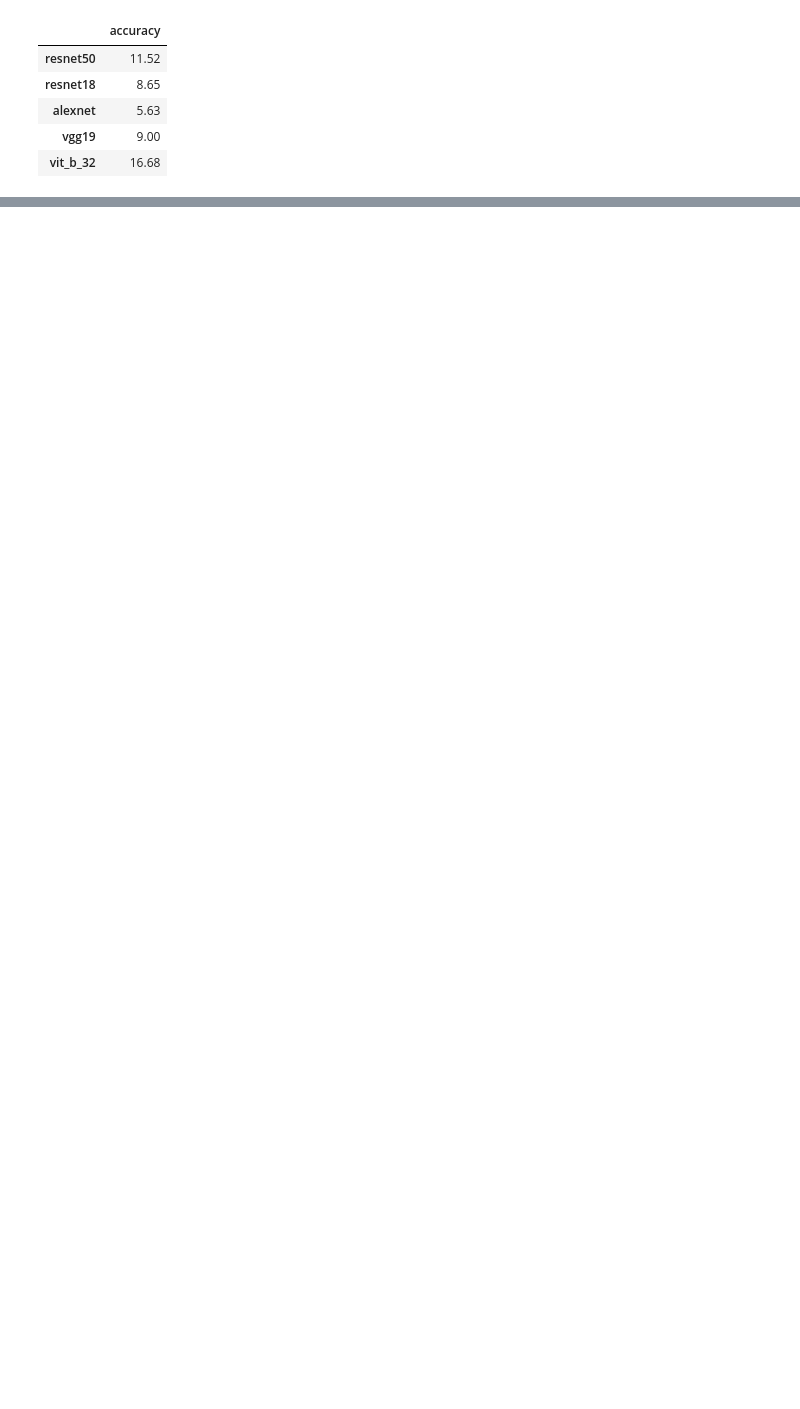
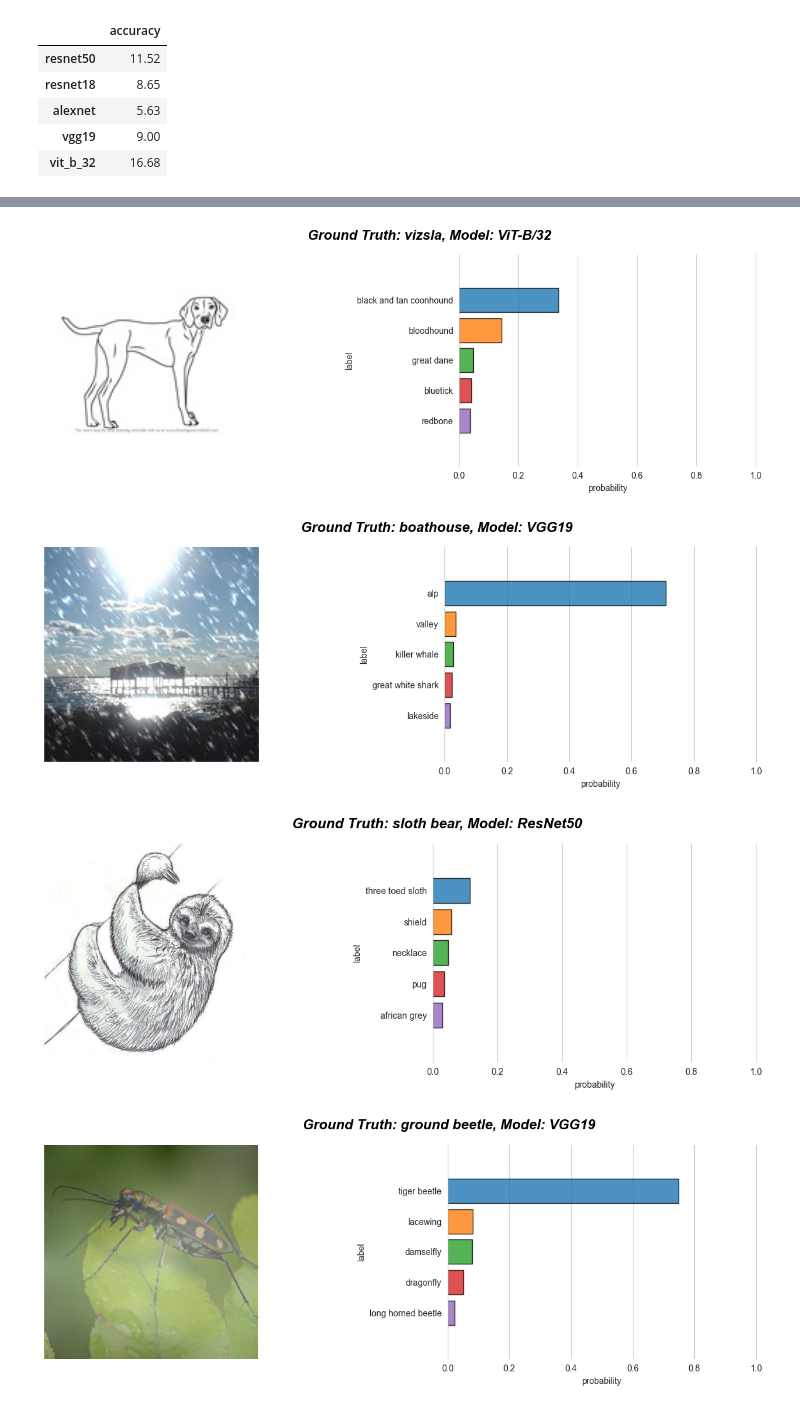
Before and after one commit to taesiri/ZoomIsAllYouNeed, a Jupyter notebook: src/ImageNet_Hard/Benchmark_ImageNet_Hard.ipynb, the cells around one changed output, grey strips where cells are left out. Drawn from its saved outputs; the diff is of its cells as text; code cells hidden in the pictures; blank space fills up the shorter version.

```diff
--- a/src/ImageNet_Hard/Benchmark_ImageNet_Hard.ipynb
+++ b/src/ImageNet_Hard/Benchmark_ImageNet_Hard.ipynb
@@ -131,0 +177,32 @@ pd.DataFrame(accuracy, index=['accuracy']).T.round(2)
+# %%
+url = "https://raw.githubusercontent.com/taesiri/ZoomIsAllYouNeed/main/src/ImageNet_Hard/imagenet_hard_labels.json"
+
+response = requests.get(url)
+
+if response.status_code == 200:
+    id_class = response.json()
+
+
+format_str = (
+    lambda x: x.replace("_", " ")
+    .replace("-", " ")
+    .replace("(", "")
+    .replace(")", "")
+    .replace("  ", " ")
+    .strip()
+    .lower()
+)
+id_class = {int(k): format_str(v) for k, v in id_class.items()}
+# %%
+# output top 5 predictions
+def predict(model, image, k=5):
+    model.eval()
+    model.cuda()
+    image = image.cuda().unsqueeze(0)
+    with torch.inference_mode():
+        output = model(image)
+        logits = output[:, mask]
+        probs = logits.softmax(dim=-1)
+        values, indices = probs.topk(k, dim=-1)
+        values, indices = values.cpu().numpy(), indices.cpu().numpy()
+    return values, indices
@@ -131,0 +255,18 @@ pd.DataFrame(accuracy, index=['accuracy']).T.round(2)
+# %%
+pretty_model_names = {
+    "resnet50": "ResNet50",
+    "resnet18": "ResNet18",
+    "alexnet": "AlexNet",
+    "vgg19": "VGG19",
+    "vit_b_32": "ViT-B/32",
+}
+
+for i in np.random.randint(0, len(imagenet_hard_dataset), 4):
+    rname = np.random.choice(model_names)
+    model = models.__dict__[rname](pretrained=True)
+    plot_image(model, pretty_model_names[rname], int(i))
+# %% [output]
+[figure, added]
+[figure, added]
+[figure, added]
+[figure, added]
```
Also changed, not shown: parts of 14 cells of this notebook.
